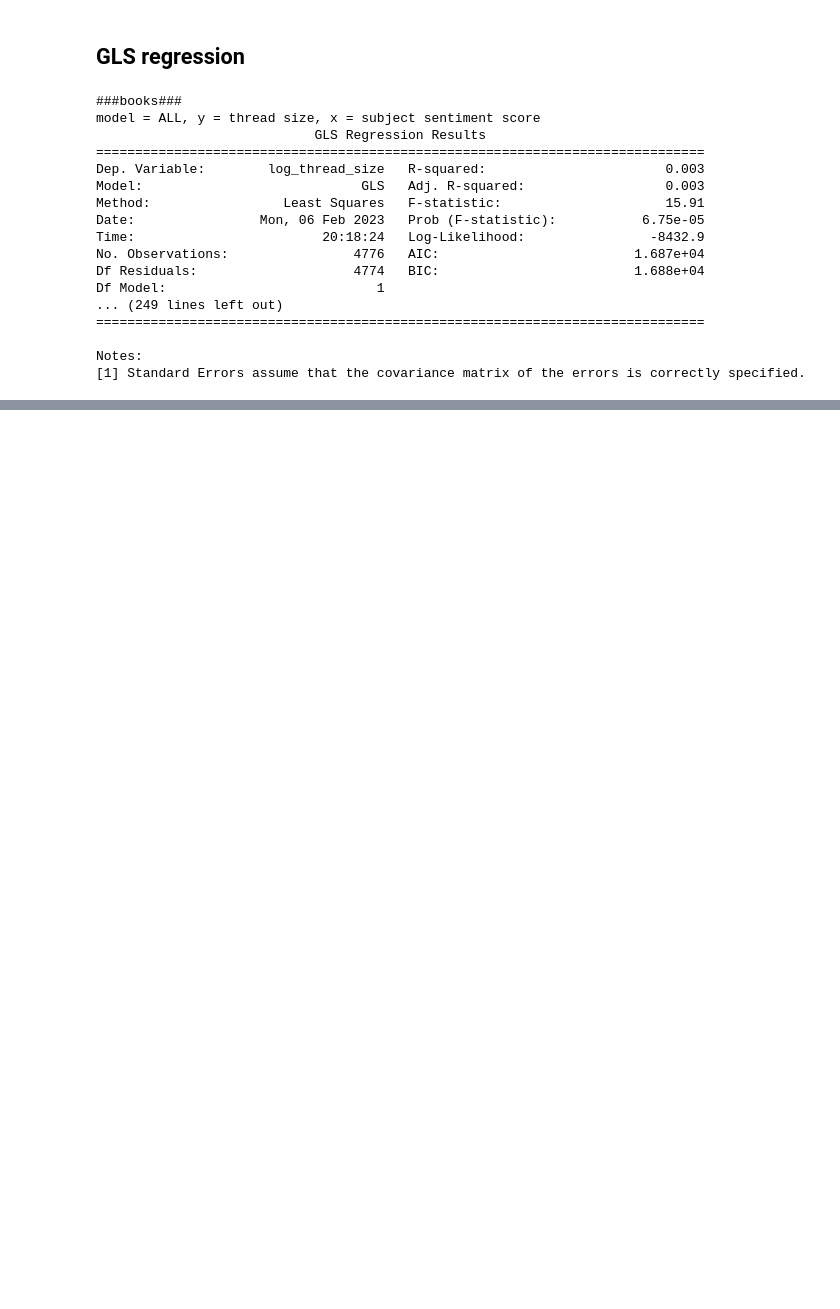
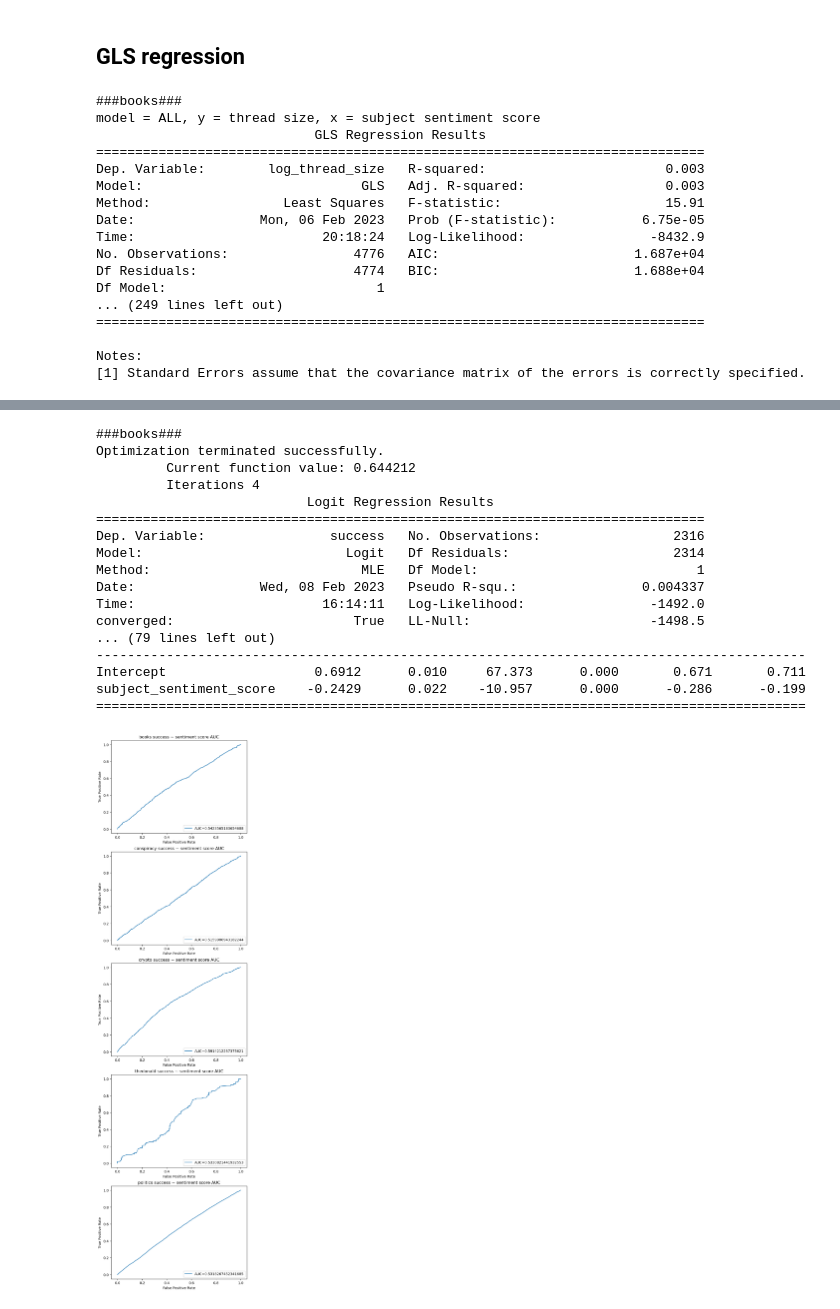
Before and after one commit to caralynch/reddit_analyses, a Jupyter notebook: 9_regression.ipynb, the cells around one changed output, grey strips where cells are left out. Cells and saved outputs as stored; diff of their text form; code cells hidden in the pictures; blank space fills up the shorter version.

Commit message:
further regressions

```diff
--- a/9_regression.ipynb
+++ b/9_regression.ipynb
@@ -290,8 +246,0 @@ plt.show()
-# %%
-alt_mod = {}
-for key in thread_size_data:
-    alt_mod[key] = sm.OLS(
-        thread_size_data[key].log_thread_size,
-        thread_size_data[key].subject_sentiment_score
-        ).fit()
-    print(f'###{key}###\n\n{alt_mod[key].summary()}')
@@ -356,0 +282,10 @@ NameError: name 'regression_thread_data' is not defined
+# %%
+non_neutral_regression_thread_data = {}
+for key in regression_thread_data:
+    non_neutral_regression_thread_data[key] = regression_thread_data[key][regression_thread_data[key].subject_sentiment_score != 0]
+# %%
+for key in non_neutral_regression_thread_data:
+    non_neutral_regression_thread_data[key]['success'] = 0
+    non_neutral_regression_thread_data[key].loc[
+        non_neutral_regression_thread_data[key].thread_size > 1, 'success'
+    ] = 1
@@ -356,0 +310,48 @@ NameError: name 'regression_thread_data' is not defined
+# %%
+fig, axes = plt.subplots(5, figsize=(7,28))
+
+i = 0
+
+non_neutral_logistic_regression = {}
+
+for key in non_neutral_regression_thread_data:
+    print(f'###{key}###')
+    non_neutral_logistic_regression[key] = smf.logit(
+        "success ~ subject_sentiment_score",
+        data=non_neutral_regression_thread_data[key]
+    ).fit()
+    print(non_neutral_logistic_regression[key].summary())
+
+    y_predicted = non_neutral_logistic_regression[key].predict()
+    y_real = non_neutral_regression_thread_data[key].success
+
+    fpr, tpr, _ = metrics.roc_curve(y_real,  y_predicted)
+    auc = metrics.roc_auc_score(y_real,  y_predicted)
+
+    axes[i].plot(fpr, tpr, label="AUC="+str(auc))
+    axes[i].set_ylabel('True Positive Rate')
+    axes[i].set_xlabel('False Positive Rate')
+    axes[i].set_title(f"{key} success ~ sentiment score AUC")
+    axes[i].legend(loc=4)
+    i += 1
+
+plt.show()
+# %% [output]
+###books###
+Optimization terminated successfully.
+         Current function value: 0.644212
+         Iterations 4
+                           Logit Regression Results
+==============================================================================
+Dep. Variable:                success   No. Observations:                 2316
+Model:                          Logit   Df Residuals:                     2314
+Method:                           MLE   Df Model:                            1
+Date:                Wed, 08 Feb 2023   Pseudo R-squ.:                0.004337
+Time:                        16:14:11   Log-Likelihood:                -1492.0
+converged:                       True   LL-Null:                       -1498.5
+... (79 lines left out)
+-------------------------------------------------------------------------------------------
+Intercept                   0.6912      0.010     67.373      0.000       0.671       0.711
+subject_sentiment_score    -0.2429      0.022    -10.957      0.000      -0.286      -0.199
+===========================================================================================
+[figure, added]
```
Also changed, not shown: parts of 40 cells of this notebook, 5 other files.
